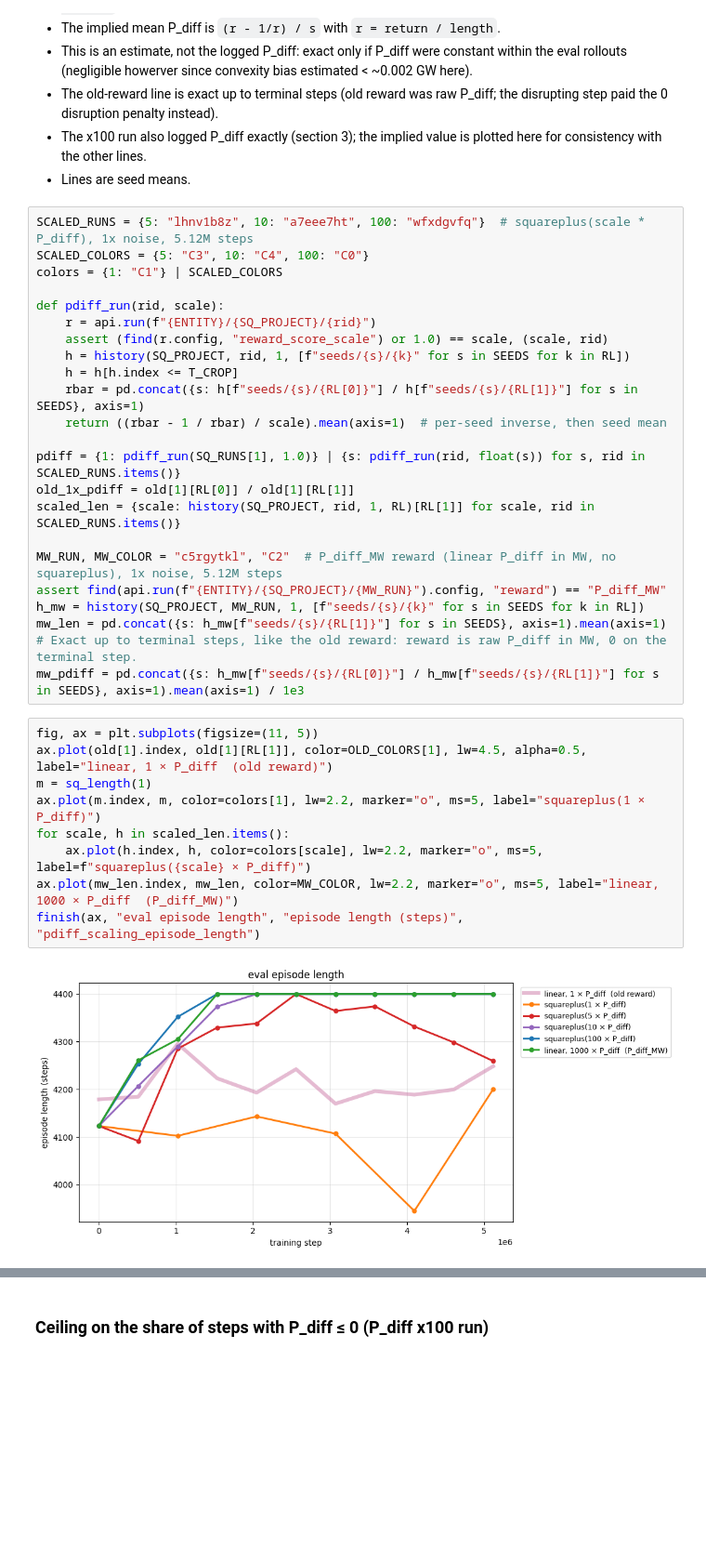
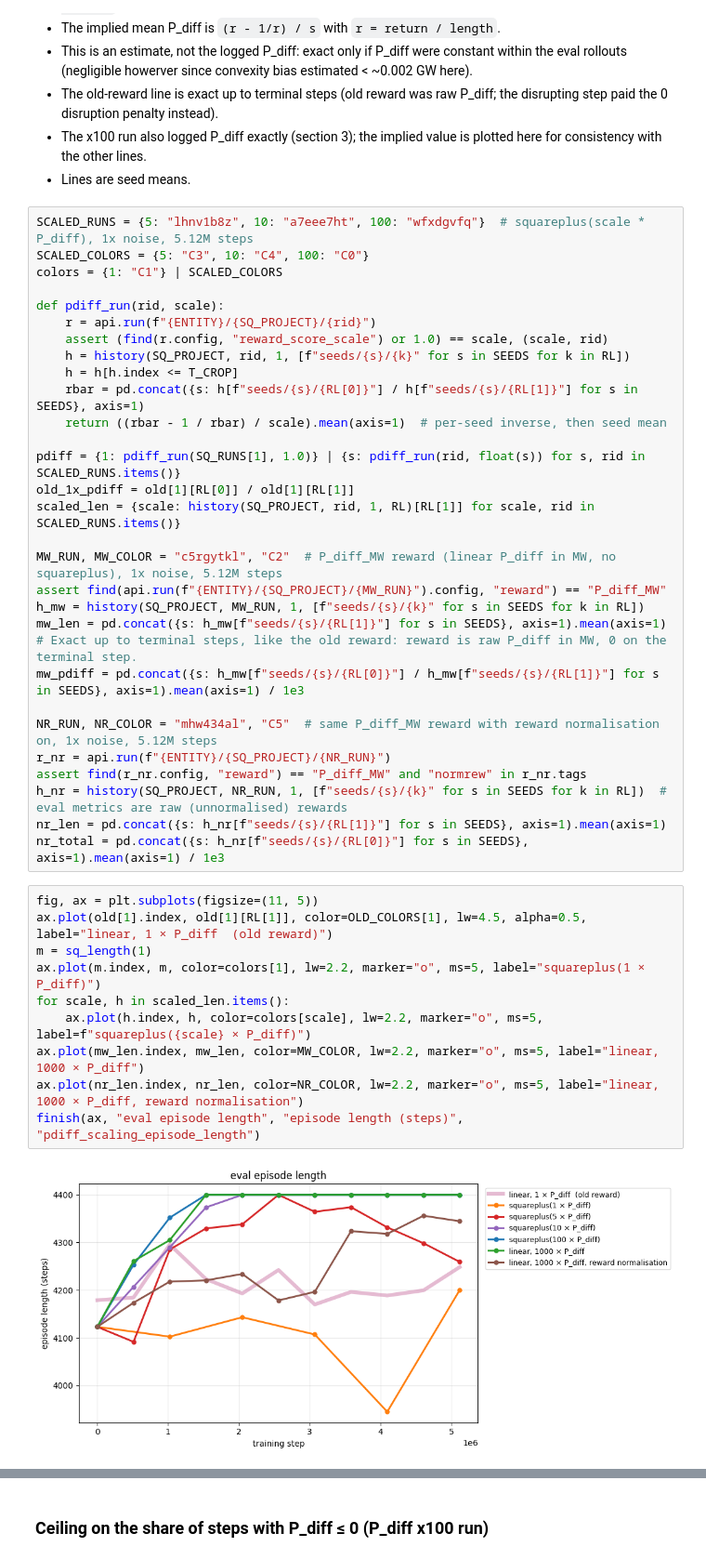
Before and after one commit to davcoope/plasmax, a Jupyter notebook: experiments/studies/dc_rewards_comparison.ipynb, the cells around one changed output, grey strips where cells are left out. Shown at 93% size. Cells and saved outputs as stored; diff of their text form; blank space fills up the shorter version.

Commit message:
Add run with reward normalization to dc_rewards_comparison notebook

```diff
--- a/experiments/studies/dc_rewards_comparison.ipynb
+++ b/experiments/studies/dc_rewards_comparison.ipynb
@@ -135,17 +135,25 @@ h_mw = history(SQ_PROJECT, MW_RUN, 1, [f"seeds/{s}/{k}" for s in SEEDS for k in
 mw_len = pd.concat({s: h_mw[f"seeds/{s}/{RL[1]}"] for s in SEEDS}, axis=1).mean(axis=1)
 # Exact up to terminal steps, like the old reward: reward is raw P_diff in MW, 0 on the terminal step.
 mw_pdiff = pd.concat({s: h_mw[f"seeds/{s}/{RL[0]}"] / h_mw[f"seeds/{s}/{RL[1]}"] for s in SEEDS}, axis=1).mean(axis=1) / 1e3
+
+NR_RUN, NR_COLOR = "mhw434al", "C5"  # same P_diff_MW reward with reward normalisation on, 1x noise, 5.12M steps
+r_nr = api.run(f"{ENTITY}/{SQ_PROJECT}/{NR_RUN}")
+assert find(r_nr.config, "reward") == "P_diff_MW" and "normrew" in r_nr.tags
+h_nr = history(SQ_PROJECT, NR_RUN, 1, [f"seeds/{s}/{k}" for s in SEEDS for k in RL])  # eval metrics are raw (unnormalised) rewards
+nr_len = pd.concat({s: h_nr[f"seeds/{s}/{RL[1]}"] for s in SEEDS}, axis=1).mean(axis=1)
+nr_total = pd.concat({s: h_nr[f"seeds/{s}/{RL[0]}"] for s in SEEDS}, axis=1).mean(axis=1) / 1e3
 # %%
 fig, ax = plt.subplots(figsize=(11, 5))
 ax.plot(old[1].index, old[1][RL[1]], color=OLD_COLORS[1], lw=4.5, alpha=0.5, label="linear, 1 × P_diff  (old reward)")
 m = sq_length(1)
 ax.plot(m.index, m, color=colors[1], lw=2.2, marker="o", ms=5, label="squareplus(1 × P_diff)")
 for scale, h in scaled_len.items():
     ax.plot(h.index, h, color=colors[scale], lw=2.2, marker="o", ms=5, label=f"squareplus({scale} × P_diff)")
-ax.plot(mw_len.index, mw_len, color=MW_COLOR, lw=2.2, marker="o", ms=5, label="linear, 1000 × P_diff  (P_diff_MW)")
+ax.plot(mw_len.index, mw_len, color=MW_COLOR, lw=2.2, marker="o", ms=5, label="linear, 1000 × P_diff")
+ax.plot(nr_len.index, nr_len, color=NR_COLOR, lw=2.2, marker="o", ms=5, label="linear, 1000 × P_diff, reward normalisation")
 finish(ax, "eval episode length", "episode length (steps)", "pdiff_scaling_episode_length")
 # %% [output]
-[figure, old version]
+[figure, new version]
 # %%
 def total_pdiff_run(rid, scale):
     h = history(SQ_PROJECT, rid, 1, [f"seeds/{s}/{k}" for s in SEEDS for k in RL])
```
Also changed, not shown: parts of 1 cell of this notebook.
